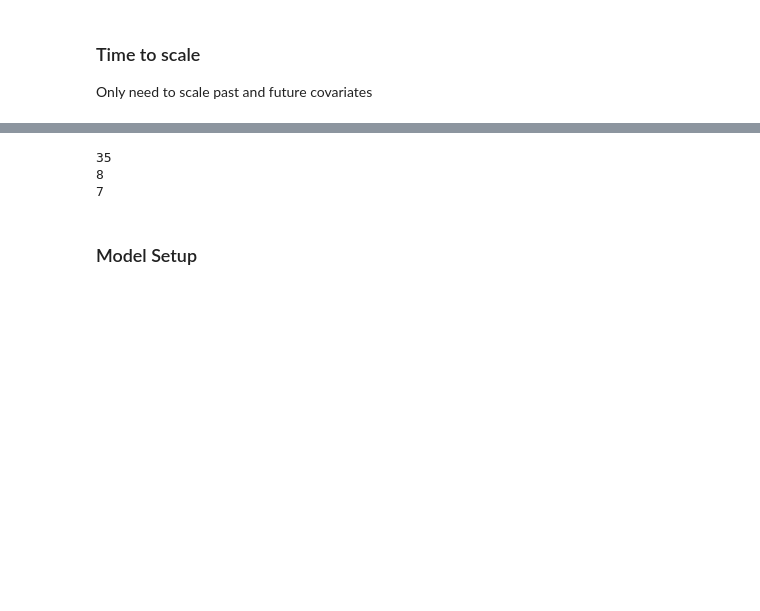
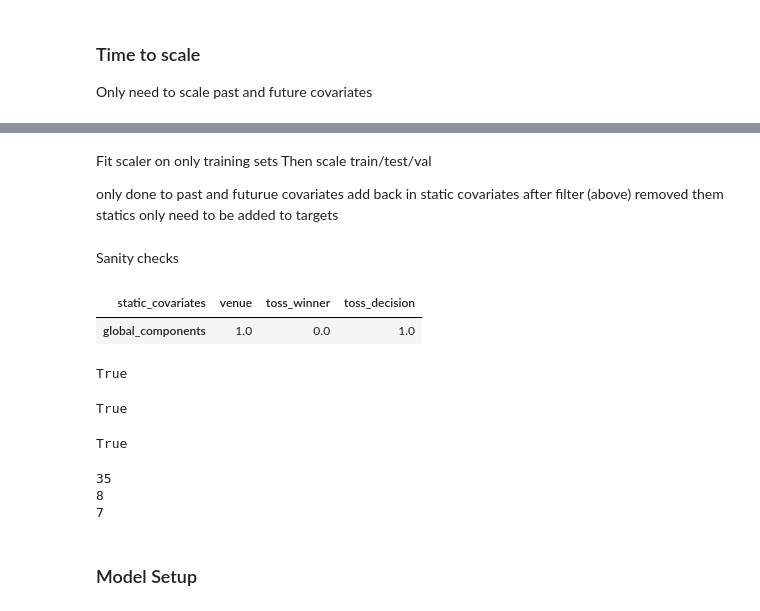
Before and after one commit to GBaugniet/cricketmodel, a Jupyter notebook: Cricket_Prediction_Model (4).ipynb, the cells around one changed output, grey strips where cells are left out. Saved outputs shown, nothing was run; the diff lists cells and outputs as text; code cells hidden in the pictures; blank space fills up the shorter version.

```diff
--- a/Cricket_Prediction_Model (4).ipynb
+++ b/Cricket_Prediction_Model (4).ipynb
@@ -880,3 +890,32 @@ WARNING:darts.dataprocessing.transformers.fittable_data_transformer:Only 7 TimeS
+# %% [markdown]
+Fit scaler on only training sets
+Then scale train/test/val
+
+only done to past and futurue covariates
+add back in static covariates after filter (above) removed them
+statics only need to be added to targets
+# %% [markdown]
+Sanity checks
+# %%
+# Are statics attached?
+train_targets[3].static_covariates  # should show a Series/DataFrame with venue, toss_winner, toss_decision
+# %% [output]
+| static_covariates | venue | toss_winner | toss_decision |
+| global_components | 1.0 | 0.0 | 1.0 |
+# %%
+# Do lengths line up with input_chunk_length?
+len(train_targets[0]) >= model.input_chunk_length + model.output_chunk_length
+# %% [output]
+True
+# %%
+# 3) Do covariate indexes align?
+train_past_scaled[0].time_index.equals(train_targets[0].time_index)
+# %% [output]
+True
+# %%
+train_future_scaled[0].time_index.equals(train_targets[0].time_index)
+# %% [output]
+True
 # %%
 print(len(train_past))
 print(len(val_past))
```
Also changed, not shown: parts of 15 cells of this notebook, 2 other files.
